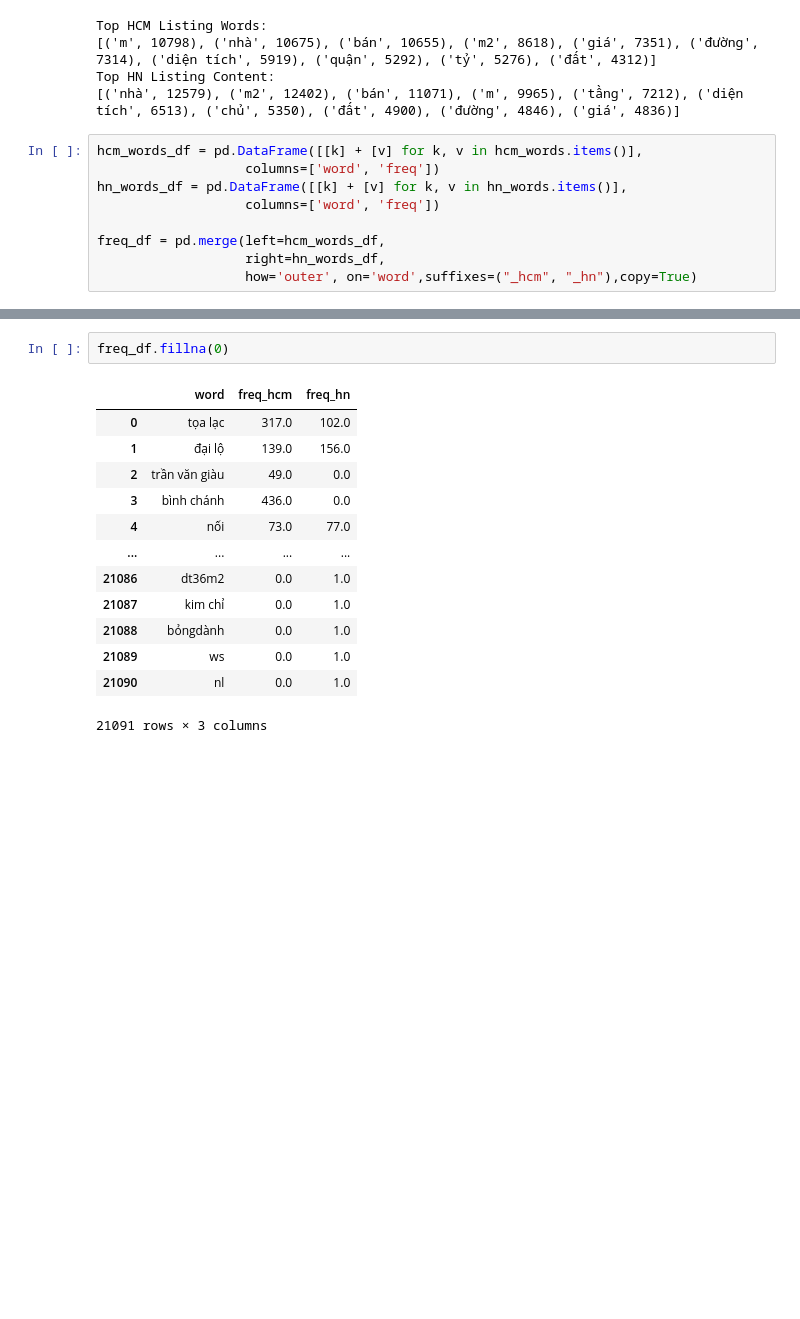
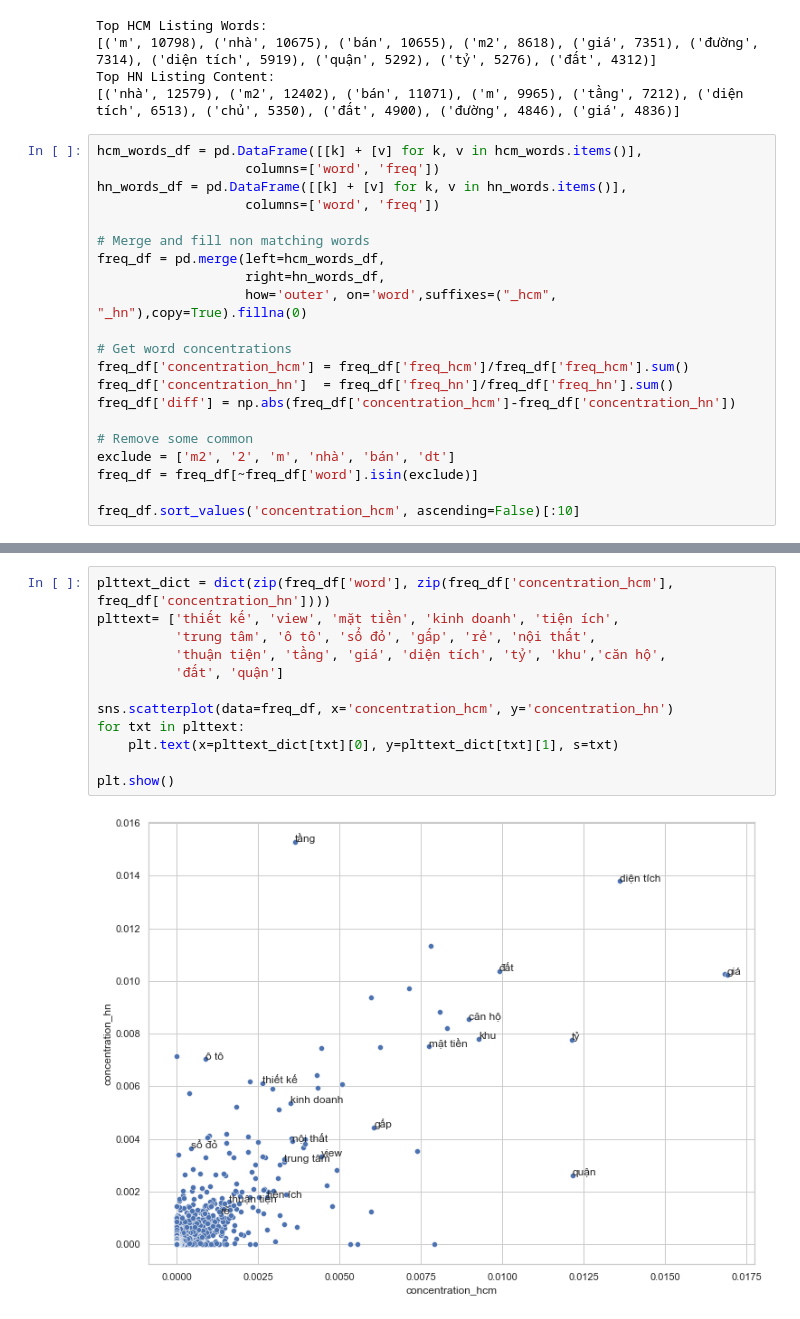
Before and after one commit to taidnguyen/scraper-batdongsan, a Jupyter notebook: analysis/trends.ipynb, the cells around one changed output, grey strips where cells are left out. Cells and saved outputs as stored; diff of their text form; blank space fills up the shorter version.

Commit message:
update scattertext

```diff
--- a/analysis/trends.ipynb
+++ b/analysis/trends.ipynb
@@ -451,6 +453,18 @@ hcm_words_df = pd.DataFrame([[k] + [v] for k, v in hcm_words.items()],
 hn_words_df = pd.DataFrame([[k] + [v] for k, v in hn_words.items()],
                    columns=['word', 'freq'])
 
+# Merge and fill non matching words
 freq_df = pd.merge(left=hcm_words_df,
                    right=hn_words_df,
-                   how='outer', on='word',suffixes=("_hcm", "_hn"),copy=True)
+                   how='outer', on='word',suffixes=("_hcm", "_hn"),copy=True).fillna(0)
+
+# Get word concentrations
+freq_df['concentration_hcm'] = freq_df['freq_hcm']/freq_df['freq_hcm'].sum()
+freq_df['concentration_hn']  = freq_df['freq_hn']/freq_df['freq_hn'].sum()
+freq_df['diff'] = np.abs(freq_df['concentration_hcm']-freq_df['concentration_hn'])
+
+# Remove some common
+exclude = ['m2', '2', 'm', 'nhà', 'bán', 'dt']
+freq_df = freq_df[~freq_df['word'].isin(exclude)]
+
+freq_df.sort_values('concentration_hcm', ascending=False)[:10]
@@ -457,16 +483,14 @@ freq_df = pd.merge(left=hcm_words_df,
-# %%
-freq_df.fillna(0)
-# %% [output]
-|  | word | freq_hcm | freq_hn |
-| 0 | tọa lạc | 317.0 | 102.0 |
-| 1 | đại lộ | 139.0 | 156.0 |
-| 2 | trần văn giàu | 49.0 | 0.0 |
-| 3 | bình chánh | 436.0 | 0.0 |
-| 4 | nối | 73.0 | 77.0 |
-| ... | ... | ... | ... |
-| 21086 | dt36m2 | 0.0 | 1.0 |
-| 21087 | kim chỉ | 0.0 | 1.0 |
-| 21088 | bỏngdành | 0.0 | 1.0 |
-| 21089 | ws | 0.0 | 1.0 |
-| 21090 | nl | 0.0 | 1.0 |
-21091 rows × 3 columns
+# %%
+plttext_dict = dict(zip(freq_df['word'], zip(freq_df['concentration_hcm'], freq_df['concentration_hn'])))
+plttext= ['thiết kế', 'view', 'mặt tiền', 'kinh doanh', 'tiện ích',
+          'trung tâm', 'ô tô', 'sổ đỏ', 'gấp', 'rẻ', 'nội thất',
+          'thuận tiện', 'tầng', 'giá', 'diện tích', 'tỷ', 'khu','căn hộ',
+          'đất', 'quận']
+
+sns.scatterplot(data=freq_df, x='concentration_hcm', y='concentration_hn')
+for txt in plttext:
+    plt.text(x=plttext_dict[txt][0], y=plttext_dict[txt][1], s=txt)
+
+plt.show()
+# %% [output]
+[figure, added]
```
Also changed, not shown: parts of 3 cells of this notebook.
